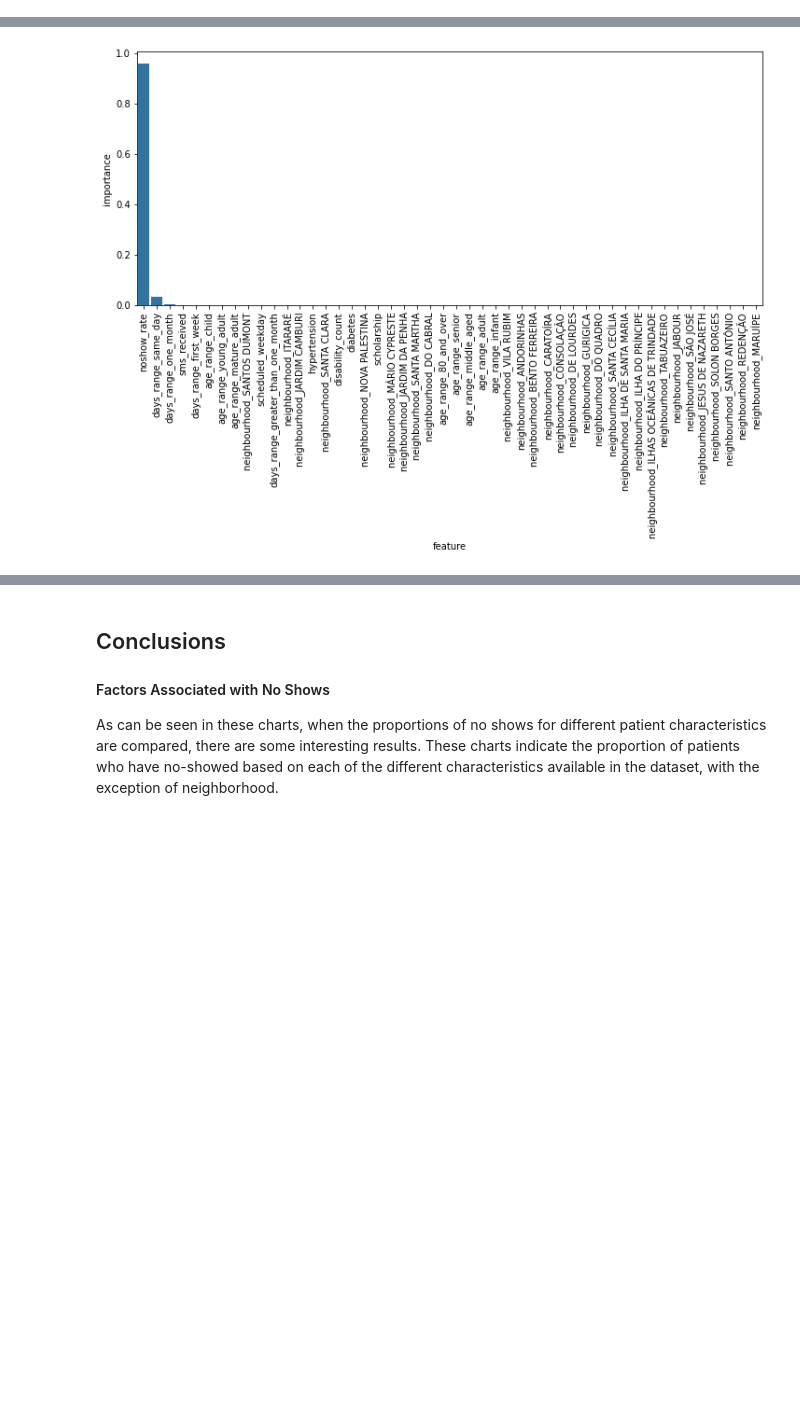
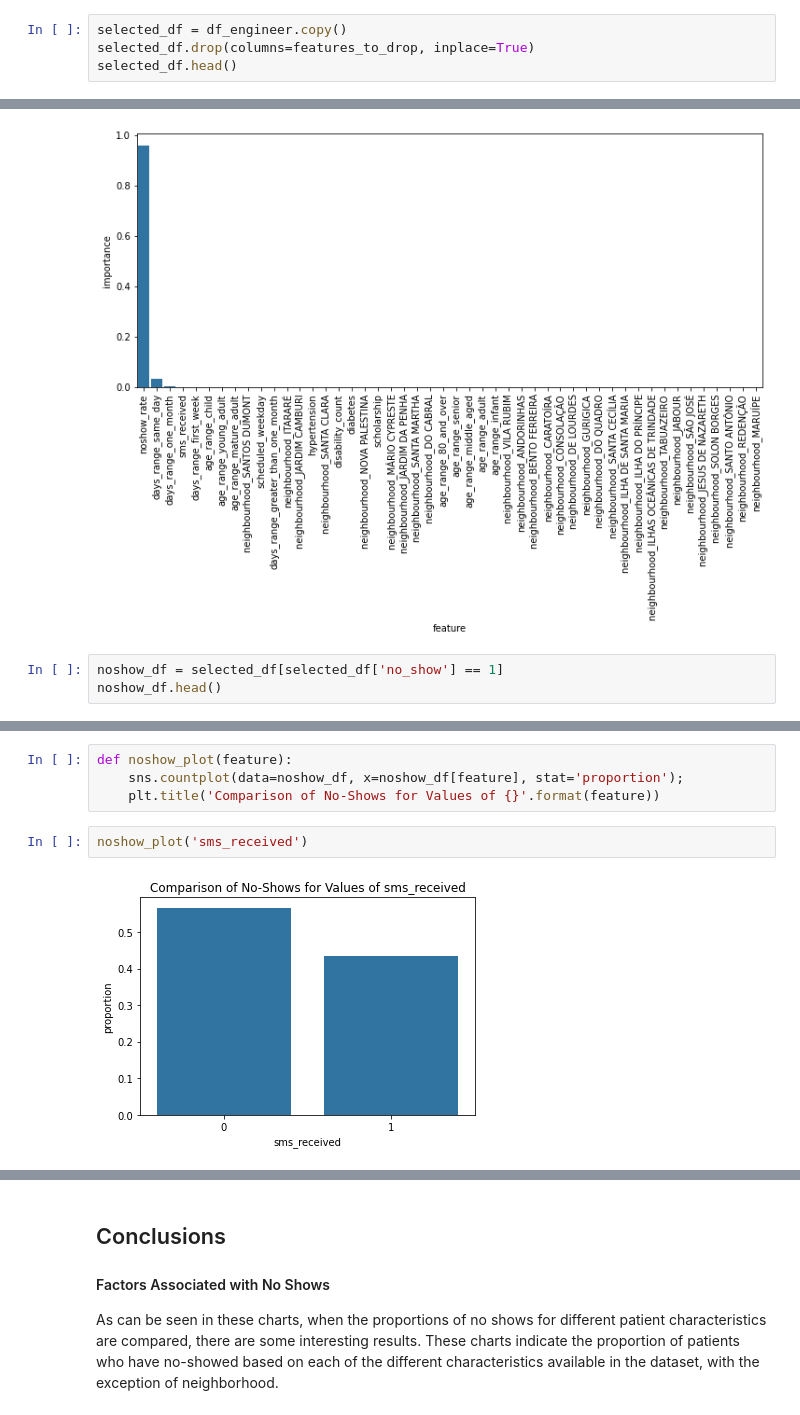
Before and after one commit to afbowman/UnsupervisedLearning, a Jupyter notebook: Capstone_Project.ipynb, the cells around one changed output, grey strips where cells are left out. Saved outputs shown, nothing was run; the diff lists cells and outputs as text; blank space fills up the shorter version.

```diff
--- a/Capstone_Project.ipynb
+++ b/Capstone_Project.ipynb
@@ -811,3 +885,7 @@ X.head()
 | 3 | 0 | 0 | 0 | 0 | 0 | 0.0 | 4 | ... |
 | 4 | 0 | 1 | 1 | 0 | 0 | 0.0 | 4 | ... |
 5 rows × 48 columns
+# %%
+selected_df = df_engineer.copy()
+selected_df.drop(columns=features_to_drop, inplace=True)
+selected_df.head()
@@ -1088,3 +1174,6 @@ sns.barplot(x=important_features['feature'], y=important_features['importance'])
 plt.xticks(rotation='vertical');
 # %% [output]
 [figure]
+# %%
+noshow_df = selected_df[selected_df['no_show'] == 1]
+noshow_df.head()
@@ -1090,0 +1188,8 @@ plt.xticks(rotation='vertical');
+# %%
+def noshow_plot(feature):
+    sns.countplot(data=noshow_df, x=noshow_df[feature], stat='proportion');
+    plt.title('Comparison of No-Shows for Values of {}'.format(feature))
+# %%
+noshow_plot('sms_received')
+# %% [output]
+[figure, added]
```
Also changed, not shown: parts of 15 cells of this notebook.
